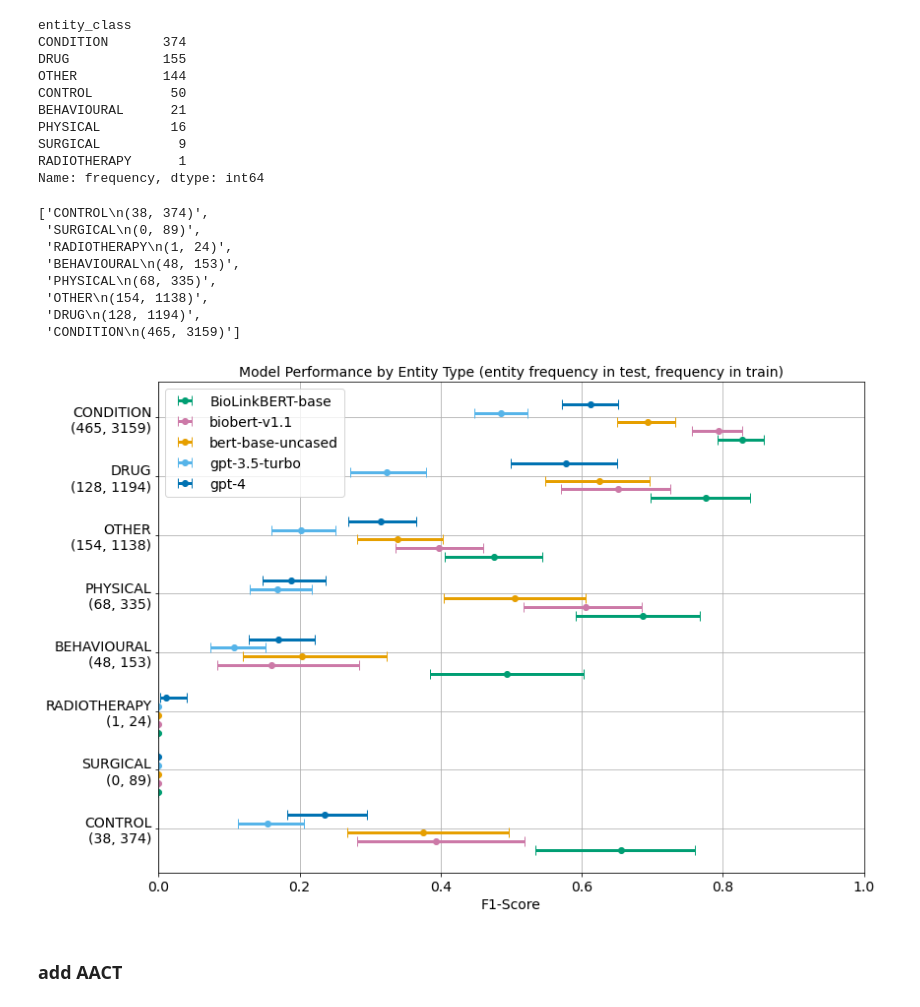
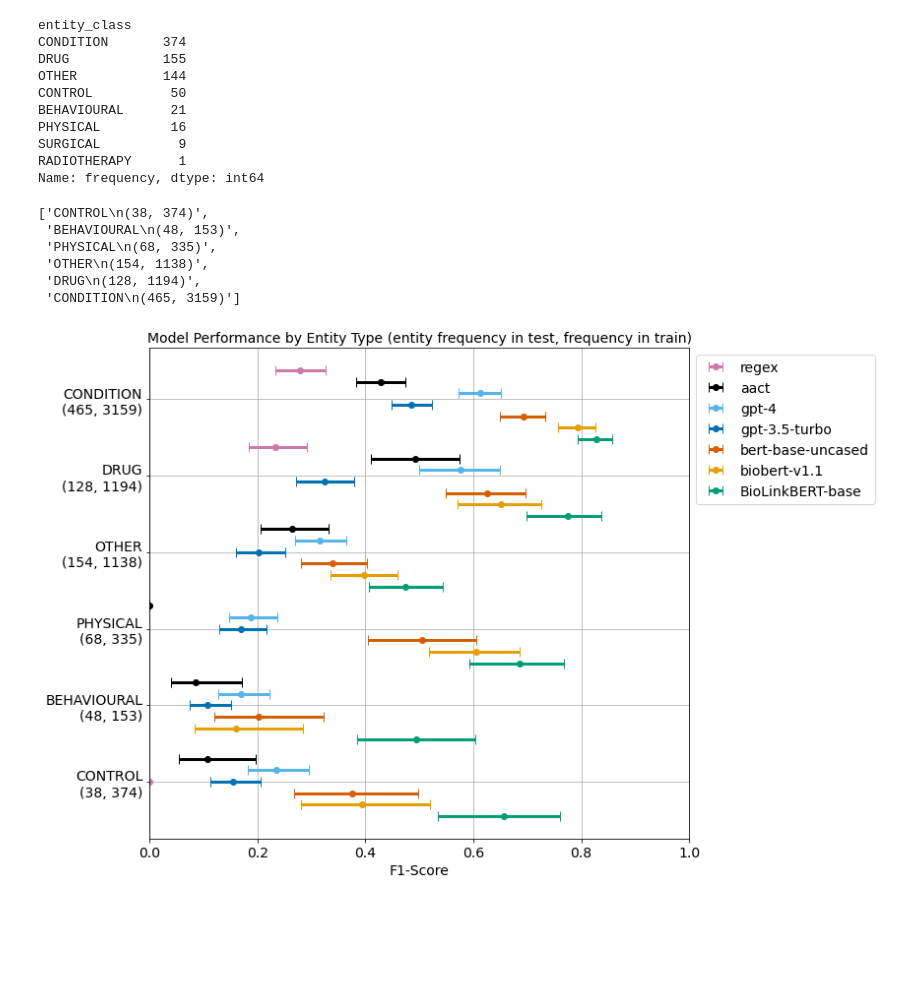
Before and after one commit to Ineichen-Group/NeuroTrialNER, a Jupyter notebook: models/CT Models Evaluation_ARR_Rebuttal_2024.ipynb, the cells around one changed output. Saved outputs shown, nothing was run; the diff lists cells and outputs as text; code cells hidden in the pictures; blank space fills up the shorter version.

Commit message:
added regex on abstract level

```diff
--- a/models/CT Models Evaluation_ARR_Rebuttal_2024.ipynb
+++ b/models/CT Models Evaluation_ARR_Rebuttal_2024.ipynb
@@ -585,7 +750,7 @@ model_names
 # %% [output]
 ['BioLinkBERT-base', 'biobert-v1.1', 'bert-base-uncased']
 # %%
-model_names = model_names + ['gpt-3.5-turbo', 'gpt-4']
+model_names = model_names + ['gpt-3.5-turbo', 'gpt-4', 'aact', 'regex']
 model_names
 # %% [output]
 ['BioLinkBERT-base',
@@ -596,10 +766,13 @@ model_names
 # %%
-entity_types = ["condition", "drug", "behavioural", "surgical", "radiotherapy", "physical", "other", "control"]
+# EXCLUDE  "surgical", "radiotherapy", -> NOT MEANINGFUL SAMPLE SIZE IN TEST SET
+entity_types = ["condition", "drug", "behavioural", "physical", "other", "control"]
 methods = ["exact_match", "majority"] #, "majority", "levenshtein", "at_least_one", "at_least_one_overall"
 
 for model in model_names:
     for method in methods:
         for entity_type in entity_types:
+            if model == 'regex' and (entity_type != 'condition' and entity_type != 'drug'):
+                continue
             col_to_eval = f'unique_{entity_type}_{model}'
             column_name = f"eval_{method}_{model}_{entity_type}"
             column_name_basic_metrics = f"eval_{method}_{model}_{entity_type}_tp_fp_fn"
@@ -666,6 +837,8 @@ results_f1_exact = {entity: {} for entity in entity_types}
 for model in model_names:
     for method in methods:
         for entity_type in entity_types:
+            if model == 'regex' and (entity_type != 'condition' and entity_type != 'drug'):
+                continue
             column_name = f'eval_{method}_{model}_{entity_type}_tp_fp_fn'
             print(f"*** {column_name} ***")
             tp_sum = df_eval[column_name].apply(lambda x: x['tp']).sum()
@@ -795,21 +988,35 @@ all_entity_types = set(grouped_df_train.index) | set(grouped_df_test.index)
 grouped_df_train = grouped_df_train.reindex(all_entity_types, fill_value=0).sort_values(ascending=False)
 grouped_df_test = grouped_df_test.reindex(grouped_df_train.index, fill_value=0)  # Use the same order as grouped_df_train
 
+filtered_entity_order = [entity for entity in entity_order if entity not in ['RADIOTHERAPY','SURGICAL']]
+
 # Then, prepare the labels using the capitalized entity types
-entity_labels = [f"{entity.upper()}\n({grouped_df_test.loc[entity.upper()]}, {grouped_df_train.loc[entity.upper()]})" for entity in entity_order]
+entity_labels = [f"{entity.upper()}\n({grouped_df_test.loc[entity.upper()]}, {grouped_df_train.loc[entity.upper()]})" for entity in filtered_entity_order]
+
 entity_labels
 # %% [output]
 ['CONTROL\n(38, 374)',
- 'SURGICAL\n(0, 89)',
- 'RADIOTHERAPY\n(1, 24)',
  'BEHAVIOURAL\n(48, 153)',
  'PHYSICAL\n(68, 335)',
  'OTHER\n(154, 1138)',
  'DRUG\n(128, 1194)',
  'CONDITION\n(465, 3159)']
 # %%
+colors = {
+    'BioLinkBERT-base': '#009E73',                    # Reddisch Purple
+    'biobert-v1.1': '#E69F00',            # Orange
+    'bert-base-uncased': '#D55E00',       # Vermillion
+    'gpt-3.5-turbo': '#0072B2',           # Bluish Green
+    'gpt-4': '#56B4E9',                   # Sky Blue
+    'aact': '#000000',        # Black
+    'regex': '#CC79A7'
+
+}
+
+results = results_f1_majority
+
 # Predefined order of entity types
-entity_order = ['control', 'surgical', 'radiotherapy', 'behavioural', 'physical', 'other','drug','condition']
+entity_order = ['control', 'behavioural', 'physical', 'other','drug','condition']
 
 #entity_order = ['condition', 'drug', 'other', 'physical', 'behavioural', 'radiotherapy', 'surgical', 'control']
 
@@ -831,34 +1038,40 @@ for i, entity_type in enumerate(entity_order):
             # Plot
             y_position = i + (model_index - num_models / 2) * model_spacing
             ax.errorbar(center, y_position, xerr=[[center - lower], [upper - center]],elinewidth = 3, fmt='o', color=color, capsize=5, label=model_name if i == 0 else "")
             #if center == 0:
             #    ax.text(center, y_position, f"{center:.0f}", ha='center', va='bottom')
             #else:
             #    ax.text(center, y_position, f"{center:.2f}", ha='center', va='bottom')
             model_index += 1
 
 
 # Setting the y-ticks according to the new entity order
 ax.set_yticks(np.arange(len(entity_order)))
 #ax.set_yticklabels(entity_order, fontsize=14)
 ax.set_yticklabels(entity_labels, fontsize=14)
 
 
 ax.set_xlabel('F1-Score', fontsize=14)
 ax.set_title('Model Performance by Entity Type (entity frequency in test, frequency in train)', fontsize=14)
 ax.grid(True)
 ax.tick_params(axis='x', labelsize=14)
 ax.set_xlim([0, 1])
 
 # Creating a legend that doesn't repeat labels
 handles, labels = plt.gca().get_legend_handles_labels()
+# Add 'regex' to the legend
+handles.append(ax.errorbar(0, 0, xerr=[[0], [0]], color=colors['regex'], fmt='o', elinewidth = 3, capsize=5, label='regex'))
+labels.append('regex')
+# Reverse handles and labels
+handles = handles[::-1]
+labels = labels[::-1]
 by_label = dict(zip(labels, handles))
-ax.legend(by_label.values(), by_label.keys(), loc='upper left', fontsize=14)
+ax.legend(by_label.values(), by_label.keys(), loc='upper left', fontsize=14, bbox_to_anchor=(1, 1))
+
+#ax.legend(by_label.values(), by_label.keys(), loc='upper left', fontsize=14)
 
 plt.tight_layout()
 plt.savefig("./evaluations/plots/rebuttal_all_entities_performance.pdf")
 plt.show()
 # %% [output]
-[figure, old version]
+[figure, new version]
-# %% [markdown]
-### add AACT
```
Also changed, not shown: parts of 48 cells of this notebook.
